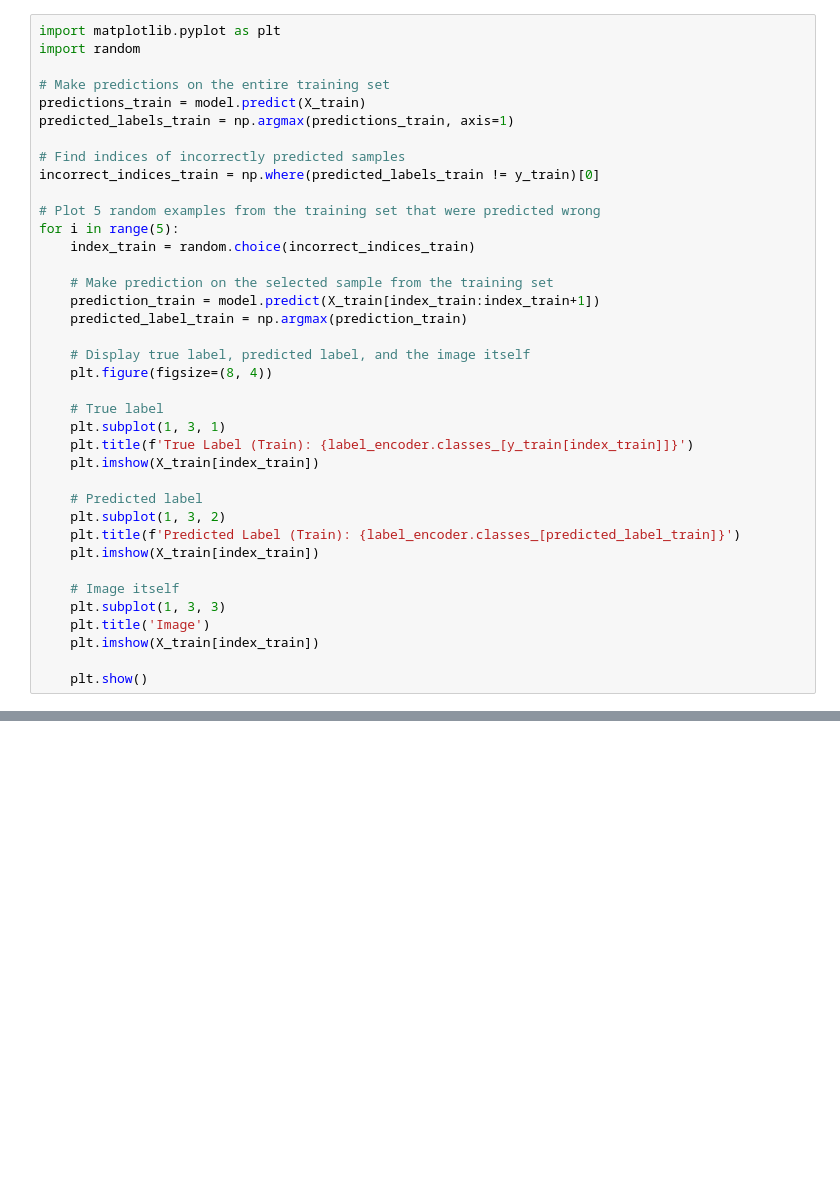
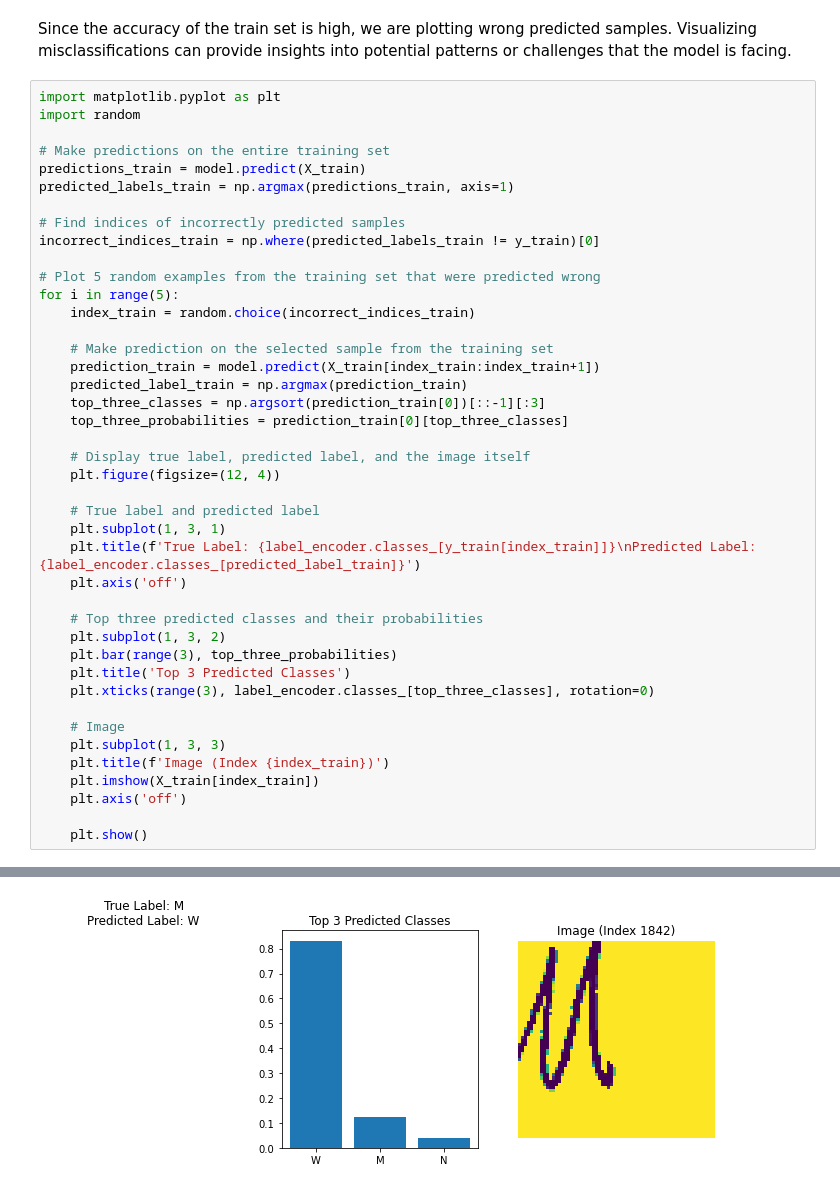
Before and after one commit to beyzanurkeskin/Handwritten-Letter-and-Person-Recognition-Project, a Jupyter notebook: letter_recognition.ipynb, the cells around one changed output, grey strips where cells are left out. Saved outputs shown, nothing was run; the diff lists cells and outputs as text; blank space fills up the shorter version.

```diff
--- a/letter_recognition.ipynb
+++ b/letter_recognition.ipynb
@@ -253,3 +188,5 @@ for i in range(5):
+# %% [markdown]
+Since the accuracy of the train set is high, we are plotting wrong predicted samples. Visualizing misclassifications can provide insights into potential patterns or challenges that the model is facing.
 # %%
 import matplotlib.pyplot as plt
 import random
@@ -268,23 +205,28 @@ for i in range(5):
     # Make prediction on the selected sample from the training set
     prediction_train = model.predict(X_train[index_train:index_train+1])
     predicted_label_train = np.argmax(prediction_train)
+    top_three_classes = np.argsort(prediction_train[0])[::-1][:3]
+    top_three_probabilities = prediction_train[0][top_three_classes]
 
     # Display true label, predicted label, and the image itself
-    plt.figure(figsize=(8, 4))
+    plt.figure(figsize=(12, 4))
 
-    # True label
+    # True label and predicted label
     plt.subplot(1, 3, 1)
-    plt.title(f'True Label (Train): {label_encoder.classes_[y_train[index_train]]}')
+    plt.title(f'True Label: {label_encoder.classes_[y_train[index_train]]}\nPredicted Label: {label_encoder.classes_[predicted_label_train]}')
+    plt.axis('off')
+
+    # Top three predicted classes and their probabilities
+    plt.subplot(1, 3, 2)
+    plt.bar(range(3), top_three_probabilities)
+    plt.title('Top 3 Predicted Classes')
+    plt.xticks(range(3), label_encoder.classes_[top_three_classes], rotation=0)
+
+    # Image
+    plt.subplot(1, 3, 3)
+    plt.title(f'Image (Index {index_train})')
     plt.imshow(X_train[index_train])
-
-    # Predicted label
-    plt.subplot(1, 3, 2)
-    plt.title(f'Predicted Label (Train): {label_encoder.classes_[predicted_label_train]}')
-    plt.imshow(X_train[index_train])
-
-    # Image itself
-    plt.subplot(1, 3, 3)
-    plt.title('Image')
-    plt.imshow(X_train[index_train])
+    plt.axis('off')
 
     plt.show()
+# %% [output]
@@ -290,0 +235 @@ for i in range(5):
+[figure, added]
```
Also changed, not shown: parts of 21 cells of this notebook.
